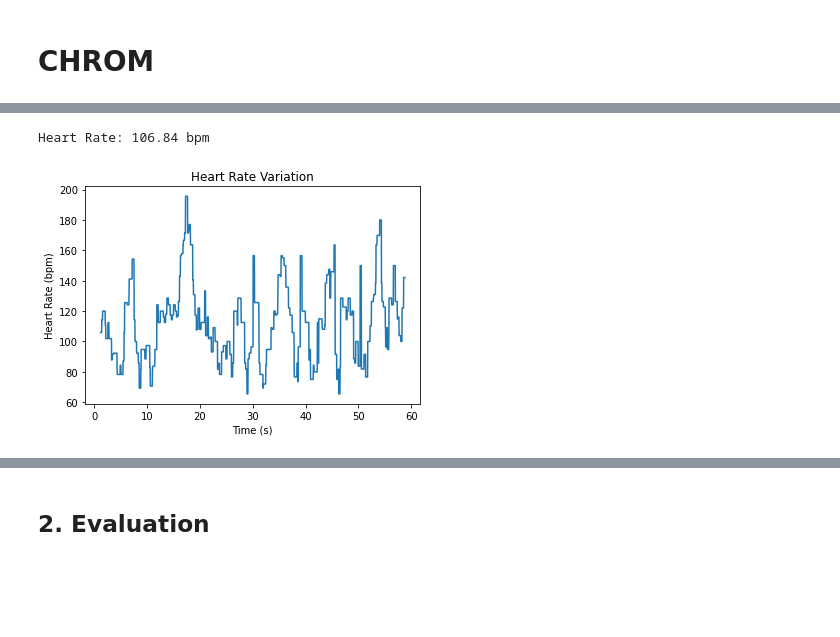
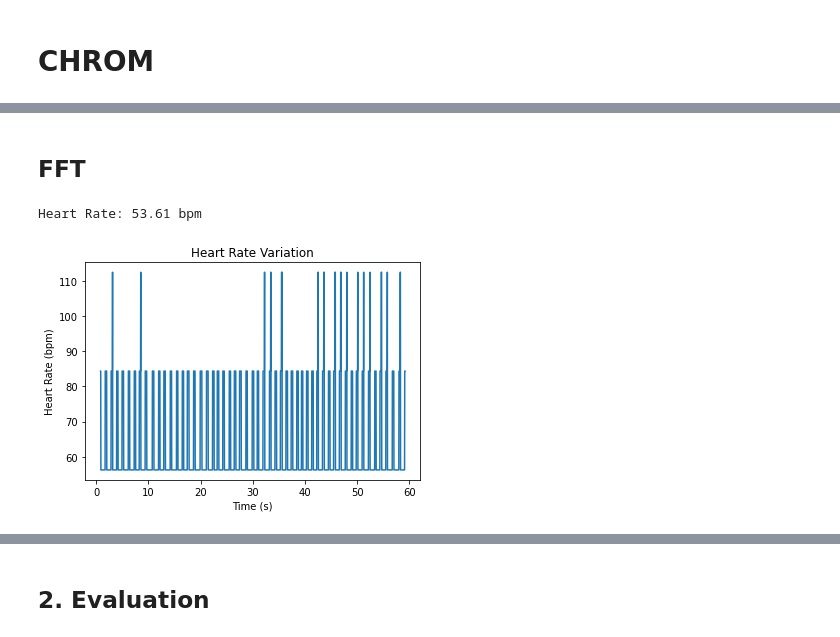
Before and after one commit to HKU-COMP7310-HeartRateDetection/rpgg, a Jupyter notebook: test.ipynb, the cells around one changed output, grey strips where cells are left out. Drawn from its saved outputs; the diff is of its cells as text; code cells hidden in the pictures; blank space fills up the shorter version.

```diff
--- a/test.ipynb
+++ b/test.ipynb
@@ -14,7 +16,7 @@ import time
 ## 1. Take one data as an example
 # %%
 # load mat file
-sample_file = sio.loadmat('./mmpd/p6_4.mat')
+sample_file = sio.loadmat('./mmpd/p6_0.mat')
 print(sample_file.keys())
 # %% [output]
 dict_keys(['__header__', '__version__', '__globals__', 'video', 'GT_ppg', 'light', 'motion', 'exercise', 'skin_color', 'gender', 'glasser', 'hair_cover', 'makeup'])
@@ -164,12 +166,13 @@ def process_video(frames):
     return np.asarray(RGB)
 # %%
 frames = np.array(sample_file['video'])
-BVP = POS_WANG(frames, 30)
+BVP_POS = POS_WANG(frames, 30)
+#BVP_POS = BVP_POS - np.mean(BVP_POS)
 # 绘制BVP数组
-plt.plot(BVP)
+plt.plot(BVP_POS)
 
 # 添加标题和标签
-plt.title('Blood Volume Pulse (BVP)')
+plt.title('Blood Volume Pulse (BVP_POS)')
 plt.xlabel('Sample')
 plt.ylabel('Amplitude')
 
@@ -194,52 +335,33 @@ plt.show()
+# %% [markdown]
+## FFT
 # %%
-import numpy as np
-import matplotlib.pyplot as plt
+BVP=gt[0]
+window_size=50
+sampling_rate=30
 
-# 定义峰值检测函数
-def detect_peaks(signal, threshold):
-    peaks = []
-    for i in range(1, len(signal)-1):
-        if signal[i] > signal[i-1] and signal[i] > signal[i+1] and signal[i] > threshold:
-            peaks.append(i)
-    return peaks
-
-# 设置峰值检测的阈值
-threshold = 0.001  # 根据实际情况调整阈值
-
-# 检测BVP信号中的峰值
-peaks = detect_peaks(BVP, threshold)
-
-# 计算心率值
-sampling_rate = 30  # 采样率，单位为Hz
-time_between_peaks = np.diff(peaks) / sampling_rate
-heart_rate = 60 / np.mean(time_between_peaks)
+heart_rate=_calculate_fft_hr(BVP)
 
 # 打印心率值
 print("Heart Rate: {:.2f} bpm".format(heart_rate))
 
 # 滑动窗口计算心率值
-window_size = 70  # 窗口大小，单位为采样点数
 heart_rates = []
 
 for i in range(len(BVP) - window_size):
     window = BVP[i:i+window_size]
-    peaks = detect_peaks(window, threshold)
-    if len(peaks) >= 2:
-        time_between_peaks = np.diff(peaks) / sampling_rate
-        heart_rate = 60 / np.mean(time_between_peaks)
-        heart_rates.append(heart_rate)
-    else:
-        heart_rates.append(0)  # 若窗口内没有检测到峰值，则心率为0
+    heart_rate = _calculate_fft_hr(window)
+    #print(heart_rate)
+    heart_rates.append(heart_rate)
 
 # 绘制折线图
 time = np.arange(window_size/2, len(BVP) - window_size/2) / sampling_rate
 plt.plot(time, heart_rates)
 plt.xlabel('Time (s)')
 plt.ylabel('Heart Rate (bpm)')
 plt.title('Heart Rate Variation')
 plt.show()
 
-heart_rates_detect=heart_rates
+sample_fft=heart_rates
 # %% [output]
-Heart Rate: 106.84 bpm
+Heart Rate: 53.61 bpm
-[figure, old version]
+[figure, new version]
```
Also changed, not shown: parts of 19 cells of this notebook.
